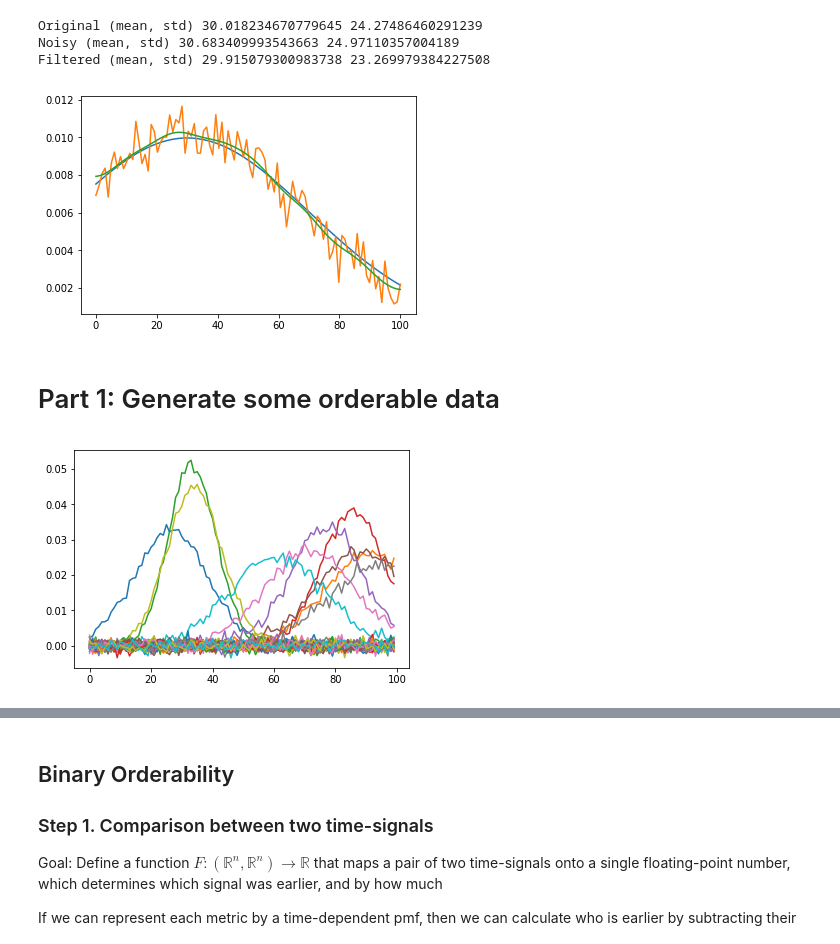
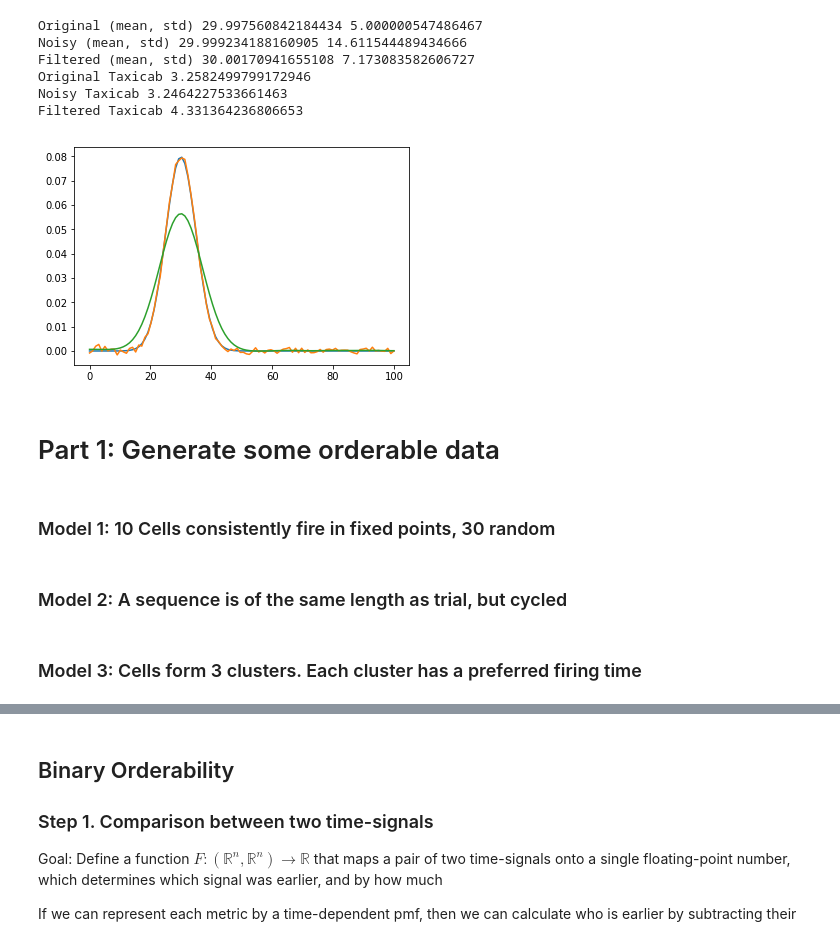
Before and after one commit to HelmchenLabSoftware/mesostat-dev, a Jupyter notebook: examples/fc/example_orderability.ipynb, the cells around one changed output, grey strips where cells are left out. Saved outputs shown, nothing was run; the diff lists cells and outputs as text; code cells hidden in the pictures.

```diff
--- a/examples/fc/example_orderability.ipynb
+++ b/examples/fc/example_orderability.ipynb
@@ -25,35 +25,52 @@ def moments(x, y):
 
     # Estimate variance
     xZero = x - mu
     p = make_p(y, np.min(y))
     std = np.sqrt(p.dot(xZero**2))
     return mu, std
 
+def moment_taxicab(x, y):
+    # Estimate mean
+    p = make_p(y, np.mean(y))
+    mu = p.dot(x)
+
+    # Estimate variance
+    taxicab = p.dot(np.abs(x - mu))
+    return taxicab
 
 gau = lambda mu, s2: np.exp(-(mu**2)/s2/2) / np.sqrt(2 * np.pi * s2)
 
 x = np.linspace(0, 100, 100)
-y = gau(x - 30, 40**2)
+y = gau(x - 30, 5**2)
 ynoisy = y + np.random.normal(0, 0.001, 100)
 
 stdFilter = 5
 yfiltered = gaussian_filter(ynoisy, stdFilter)
 
 mu, std = moments(x, y)
 muNoisy, stdNoisy = moments(x, ynoisy)
 muFiltered, stdFiltered = moments(x, yfiltered)
+taxicabRaw = moment_taxicab(x, y)
+taxicabNoisy = moment_taxicab(x, ynoisy)
+taxicabFiltered = moment_taxicab(x, yfiltered)
 
 print("Original (mean, std)", mu, std)
 print("Noisy (mean, std)", muNoisy, stdNoisy)
 print("Filtered (mean, std)", muFiltered, np.sqrt(stdFiltered**2 - stdFilter**2))
+print("Original Taxicab", taxicabRaw)
+print("Noisy Taxicab", taxicabNoisy)
+print("Filtered Taxicab", taxicabFiltered)
 
 plt.figure()
 plt.plot(x, y)
 plt.plot(x, ynoisy)
 plt.plot(x, yfiltered)
 plt.show()
 # %% [output]
-Original (mean, std) 30.018234670779645 24.27486460291239
-Noisy (mean, std) 30.683409993543663 24.97110357004189
-Filtered (mean, std) 29.915079300983738 23.269979384227508
+Original (mean, std) 29.997560842184434 5.000000547486467
+Noisy (mean, std) 29.999234188160905 14.611544489434666
+Filtered (mean, std) 30.00170941655108 7.173083582606727
+Original Taxicab 3.2582499799172946
+Noisy Taxicab 3.2464227533661463
+Filtered Taxicab 4.331364236806653
-[figure, old version]
+[figure, new version]
@@ -61,0 +85,2 @@ Filtered (mean, std) 29.915079300983738 23.269979384227508
+# %% [markdown]
+### Model 1: 10 Cells consistently fire in fixed points, 30 random
@@ -62,37 +95,11 @@ Filtered (mean, std) 29.915079300983738 23.269979384227508
+# %% [markdown]
+### Model 2: A sequence is of the same length as trial, but cycled
 # %%
-nTrials = 100
-nChannels = 40
-nTimes = 100
+muVec = np.linspace(0, nTimes, nChannels)
+s2Vec = 10 * np.ones(nChannels)
+for iChannel in range(nChannels):
+    data[0, iChannel] = gau(np.arange(nTimes) - muVec[iChannel], s2Vec[iChannel])
 
-gau = lambda mu, s2: np.exp(-(mu**2)/s2/2) / np.sqrt(2 * np.pi * s2)
-
-data = np.zeros((nTrials, nChannels, nTimes))
-
-# for iChannel in range(nChannels):
-#     period = 5 * np.random.randint(1, 20)
-#     data[:, iChannel] = np.arange(nTrials * nTimes).reshape((nTrials, nTimes)) % period
-#     data[:, iChannel] /= np.mean(data[:, iChannel])
-
-times2D = np.outer(np.ones(nTrials), np.arange(nTimes))
-for iChannel in range(10):
-    mu = np.random.uniform(0, nTimes)
-    s2 = np.random.uniform(50, 300)
-    data[:, iChannel] = gau(times2D - mu, s2)
-
-# muVec = np.linspace(0, nTimes, nChannels)
-# s2Vec = 10 * np.ones(nChannels)
-# for iChannel in range(nChannels):
-#     data[0, iChannel] = gau(np.arange(nTimes) - muVec[iChannel], s2Vec[iChannel])
-
-# for iTrial in range(1, nTrials):
-#     cycleIdx = np.random.randint(0, nTimes)
-#     data[iTrial] = np.concatenate((data[0, :, cycleIdx:], data[0, :, :cycleIdx]), axis=1)
-
-# Add some noise
-data += np.random.normal(0,0.001,(nTrials, nChannels, nTimes))
-
-plt.figure()
-plt.plot(data[0].T)
-plt.show()
+for iTrial in range(1, nTrials):
+    cycleIdx = np.random.randint(0, nTimes)
+    data[iTrial] = np.concatenate((data[0, :, cycleIdx:], data[0, :, :cycleIdx]), axis=1)
-# %% [output]
-[figure, removed]
@@ -115,0 +106,2 @@ resampleMethodsDict = {
+# %% [markdown]
+### Model 3: Cells form 3 clusters. Each cluster has a preferred firing time
```
Also changed, not shown: parts of 8 cells of this notebook, 21 other files.
